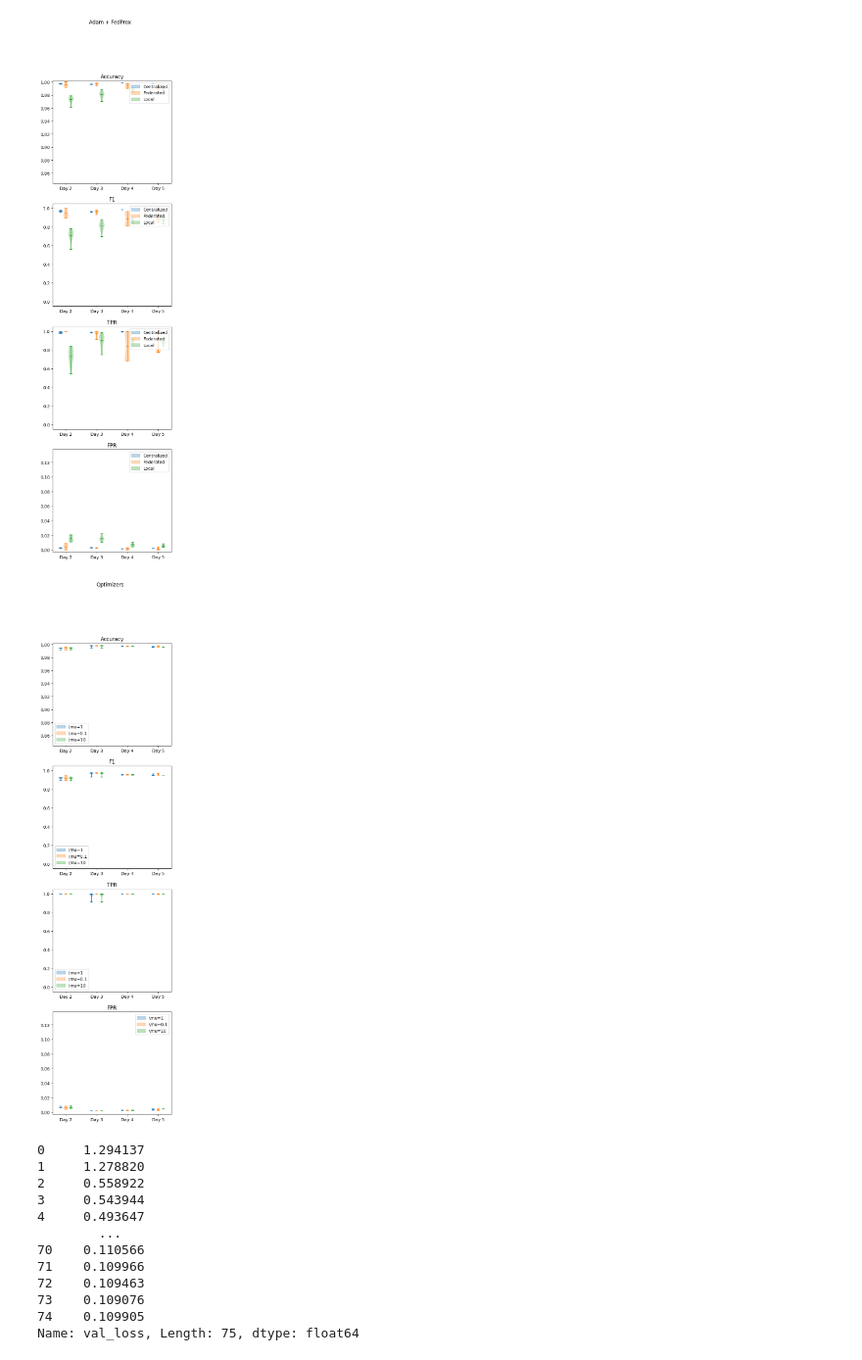
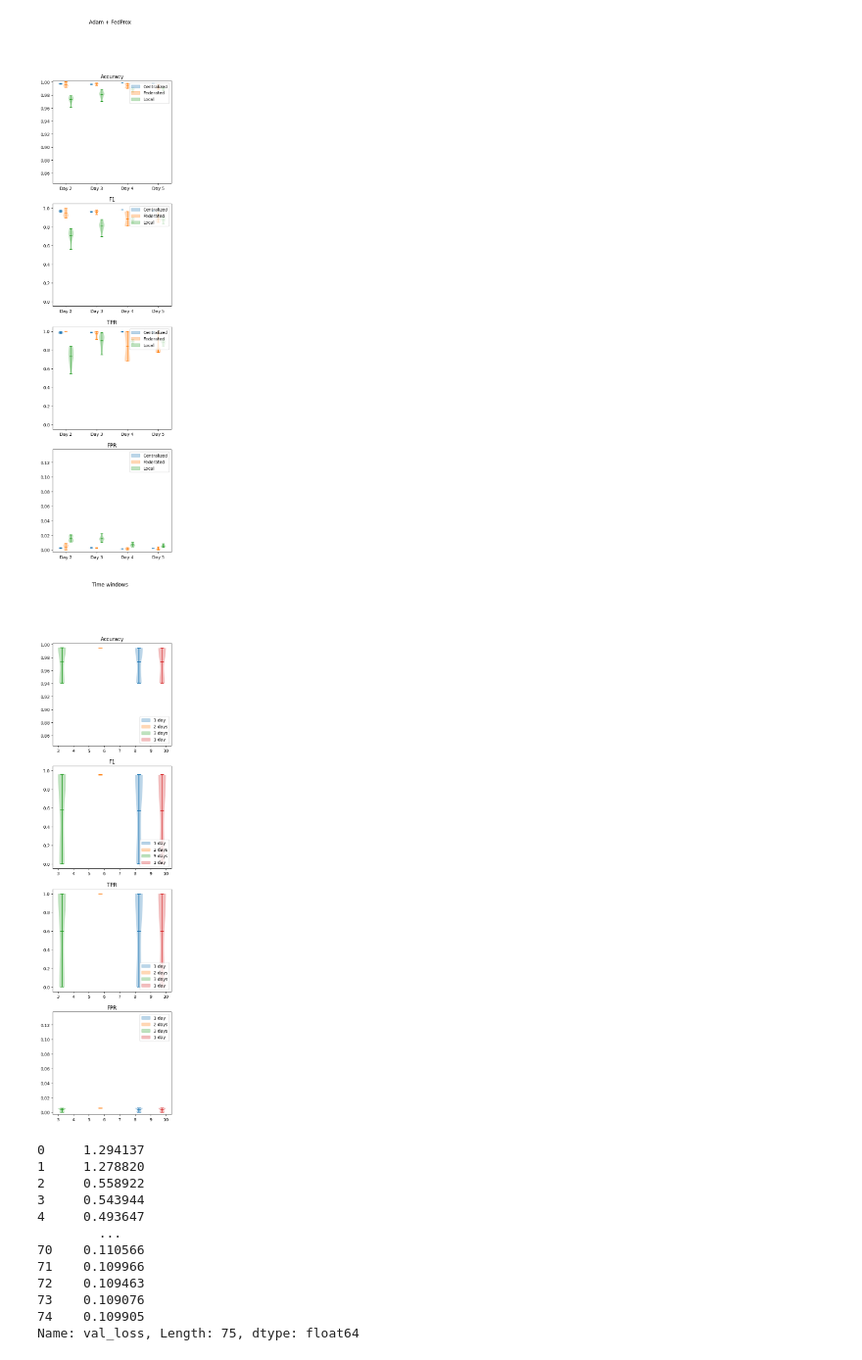
Before and after one commit to stratosphereips/feel_project, a Jupyter notebook: analysis/experiment_results.ipynb, the cells around one changed output. Shown at 98% size. Cells and saved outputs as stored; diff of their text form; code cells hidden in the pictures.

```diff
--- a/analysis/experiment_results.ipynb
+++ b/analysis/experiment_results.ipynb
@@ -35,0 +41,3 @@ experiments
+# %%
+exps = ['experiment_exp_sup_v1_True_1800s', 'experiment_exp_sup_v1_True_1800s_2d', 'experiment_exp_sup_v1_True_1800s_3d'] #[exp for exp in experiments if re.match(r'experiment_exp_sup_v1_True_[0-9]+s.*', exp)]
+exps
@@ -39,6 +51,8 @@ class ExperimentResult:
         self.name = experiment_path.name
         self.path = experiment_path / 'results'
 
+        self.n_days = max(int(x.name[3]) for x in (self.path / '00').iterdir())
+        print(self.n_days)
         self.run_results = self._load_run_results()
         self.days = self._agg_runs()
 
@@ -46,19 +60,20 @@ class ExperimentResult:
         self.cent_df = self._df(lambda x: x.cent)
         self.local_df = self._df(lambda x: x.local)
 
-        self.fed_runs = [self._run_df(day, lambda x: x.fed) for day in range(4)]
-        self.cent_runs = [self._run_df(day, lambda x: x.cent) for day in range(4)]
-        self.local_runs = [self._run_df(day, lambda x: x.local) for day in range(4)]
+
+        self.fed_runs = [self._run_df(day, lambda x: x.fed) for day in range(self.n_days)]
+        self.cent_runs = [self._run_df(day, lambda x: x.cent) for day in range(self.n_days)]
+        self.local_runs = [self._run_df(day, lambda x: x.local) for day in range(self.n_days)]
 
     def _load_run_results(self) -> List[List['DayResults']]:
         run_results = []
         for run_path in sorted(self.path.iterdir()):
-            run_results.append([DayResults(run_path, day) for day in range(1, 5)])
+            run_results.append([DayResults(run_path, day) for day in range(1, self.n_days + 1)])
         return run_results
 
     def _agg_runs(self) -> List['DayResults']:
         days = []
-        for day in range(4):
+        for day in range(self.n_days):
             days.append(DayResults.agg([run_result[day] for run_result in self.run_results]))
 
         return days
@@ -218,5 +233,6 @@ class Results:
 
         return Results(new_df, clients)
 # %%
-results = {exp: ExperimentResult(experiments_dir / exp) for exp in experiments}
+#exps = experiments #{'experiment_exp_sup_v1_False_1800', 'experiment_exp_sup_v1_False_3600', 'experiment_exp_sup_v1_False_6400'}
+results = {exp: ExperimentResult(experiments_dir / exp) for exp in tqdm(experiments) if exp in exps}
 # %% [output]
@@ -411,43 +433,47 @@ def _plot_result(res, axs, metric, metric_name):
     def add_label(violin, label):
         color = violin["bodies"][0].get_facecolor().flatten()
         labels.append((mpatches.Patch(color=color), label))
 
-    add_label(axs.violinplot(dataset=[res[0].fed_runs[day][metric] for day in range(4)], showmeans=True,
-                             positions=[3 * (i) - 0.5 for i in range(4)]), '\mu=1')
-    add_label(axs.violinplot(dataset=[res[1].fed_runs[day][metric] for day in range(4)], showmeans=True,
-                             positions=[3 * i for i in range(4)]), '\mu=0.1')
-    add_label(axs.violinplot(dataset=[res[2].fed_runs[day][metric] for day in range(4)], showmeans=True,
-                             positions=[3 * i + 0.5 for i in range(4)]), '\mu=10')
-    legend_loc = 3 if metric != 'fpr' else 1
+    add_label(axs.violinplot(dataset=[res[0].fed_runs[day][metric] for day in range(3, 4)], showmeans=True,
+                             positions=[3 * (i) - 0.75 for i in range(3, 4)]), '1 day')
+    add_label(axs.violinplot(dataset=[res[1].fed_runs[day][metric] for day in range(2, 3)], showmeans=True,
+                             positions=[3 * i - 0.25 for i in range(2, 3)]), '2 days')
+    add_label(axs.violinplot(dataset=[res[2].fed_runs[day][metric] for day in range(1, 2)], showmeans=True,
+                             positions=[3 * i + 0.25 for i in range(1, 2)]), '3 days')
+    add_label(axs.violinplot(dataset=[res[3].fed_runs[day][metric] for day in range(3, 4)], showmeans=True,
+                             positions=[3 * i + 0.75 for i in range(3, 4)]), '1 day')
+    legend_loc = 4 if metric != 'fpr' else 1
     axs.legend(*zip(*labels), loc=legend_loc)
-    axs.set_xticks([3 * i for i in range(4)], [f'Day {i + 2}' for i in range(4)])
+    #axs.set_xticks([3 * i for i in range(res[0].n_days)], [f'Day {i + 2}' for i in range(3, 4)])
     axs.set_title(metric_name)
 
     return
 
 
 def plot_optimizers(res, title, ylims=ylims):
     fig, axs = plt.subplots(4, 1, figsize=(5, 20))
     fig.set_tight_layout(False)
     _plot_result(res, axs[0], 'acc', 'Accuracy')
     _plot_result(res, axs[1], 'f1', 'F1')
     _plot_result(res, axs[2], 'tpr', 'TPR')
     _plot_result(res, axs[3], 'fpr', 'FPR')
 
     # new_ylims = []
     # for ax, (y_max, y_min) in zip(axs, ylims):
     #     ax_min, ax_max = ax.get_ylim()
     #     new_ylims.append([max(y_max, ax_max), min(y_min, ax_min)])
     # ylims = new_ylims
     for ax, (y_max, y_min) in zip(axs, ylims):
         ax.set_ylim((y_min, y_max))
 
     fig.suptitle(title)
     plt.show()
 
-plot_optimizers([results['experiment_exp_sup_v1_False_mu_1'], results['experiment_exp_sup_v1_False_mu_01'], results['experiment_exp_sup_v1_False']], 'Optimizers')
+plot_optimizers([results['experiment_exp_sup_v1_True_1800s'],
+                 results['experiment_exp_sup_v1_True_1800s_2d'],
+                 results['experiment_exp_sup_v1_True_1800s_3d'],results['experiment_exp_sup_v1_True_1800s']], 'Time windows')
 # %% [output]
-[figure, old version]
+[figure, new version]
 # %%
 complete = CompleteResult.from_fed(experiments_dir/'experiment_exp_sup_v1_False_mu_01/results/00/day1_890542409_federated_results.pckl')
 # %%
```
Also changed, not shown: parts of 8 cells of this notebook, 32 other files.
